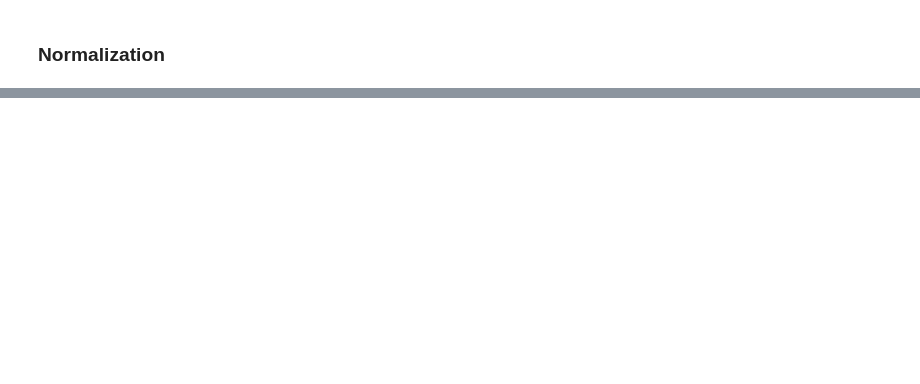
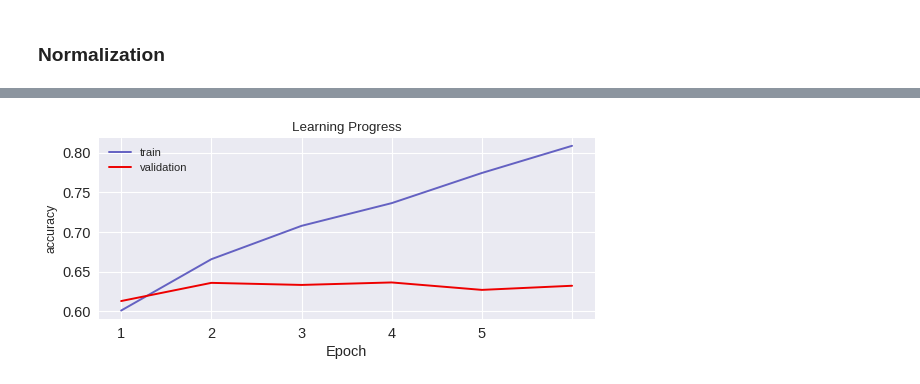
Before and after one commit to dario-x/Deep_Fake_Detection, a Jupyter notebook: main.ipynb, the cells around one changed output, grey strips where cells are left out. Cells and saved outputs as stored; diff of their text form; code cells hidden in the pictures; blank space fills up the shorter version.

```diff
--- a/main.ipynb
+++ b/main.ipynb
@@ -262,0 +324,5 @@ Accuracy Score: 0.66
+# %%
+X_scaled = X / 255.0
+
+#method used for splitting the data into training and testing partitions
+trainX, testX, trainY, testY = train_test_split(X, Y, test_size=0.2, random_state=77)
@@ -262,0 +369,14 @@ Accuracy Score: 0.66
+# %%
+model = tf.keras.Sequential([
+    tf.keras.layers.Conv2D(32, (3, 3), activation = 'relu', input_shape = (imagesize[0], imagesize[1], 3)),
+    tf.keras.layers.MaxPooling2D(2,2),
+    tf.keras.layers.Conv2D(32, (3, 3), activation = 'relu'),
+    tf.keras.layers.MaxPooling2D(2,2),
+    tf.keras.layers.Flatten(),
+    tf.keras.layers.Dense(128, activation=tf.nn.relu),
+    tf.keras.layers.Dense(6, activation=tf.nn.softmax)
+])
+
+model.compile(optimizer = 'adam', loss = 'sparse_categorical_crossentropy', metrics=['accuracy'])
+# %%
+history = model.fit(trainX, trainY, batch_size=50, epochs=6, validation_split = 0.2)
@@ -262,0 +396,23 @@ Accuracy Score: 0.66
+# %%
+import matplotlib.pyplot as plt
+
+def plot_training(training_data,train,validation):
+    """ Function to visualize the training process
+    of a neural network - plots training accuracy
+    against validation accuracy """
+    plt.style.use('seaborn')
+    plt.figure(figsize=(8,3), dpi=80)
+    plt.plot(training_data.history[train], color='#6461c2')
+    plt.plot(training_data.history[validation], color='#ee0000')
+    plt.title('Learning Progress')
+    plt.ylabel(train)
+    plt.xticks(np.arange(0,len(training_data.history[train])),
+               np.arange(1,len(training_data.history[train]),  step = 1),  size=13)
+    plt.yticks(size=13)
+    plt.xlabel('Epoch', size = 13)
+    plt.legend(['train', 'validation'], loc='upper left')
+    plt.show()
+
+plot_training(history, 'accuracy', 'val_accuracy')
+# %% [output]
+[figure, added]
```
Also changed, not shown: parts of 26 cells of this notebook.
